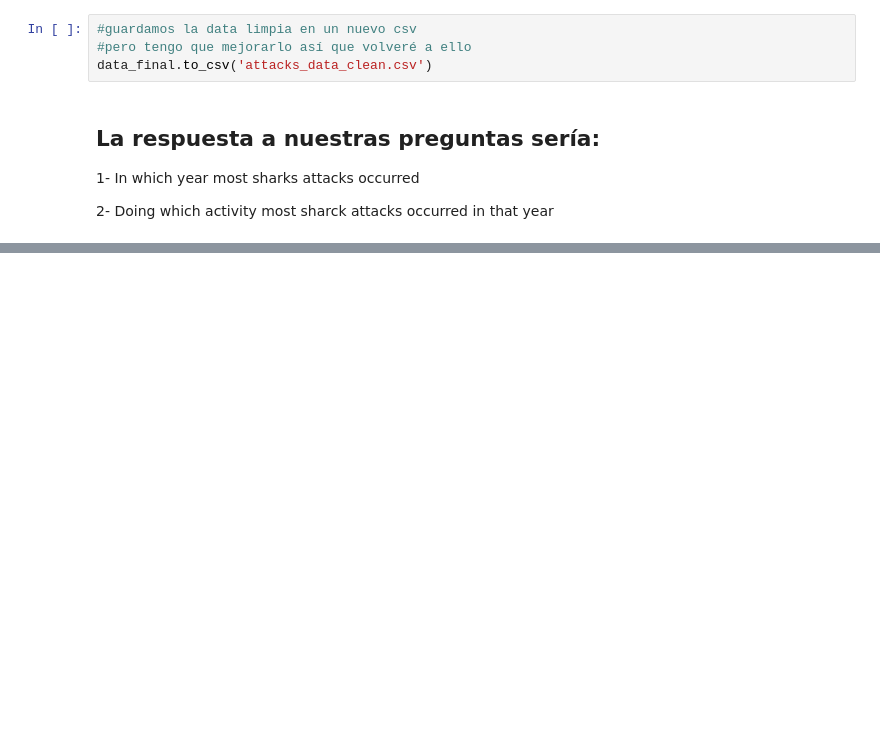
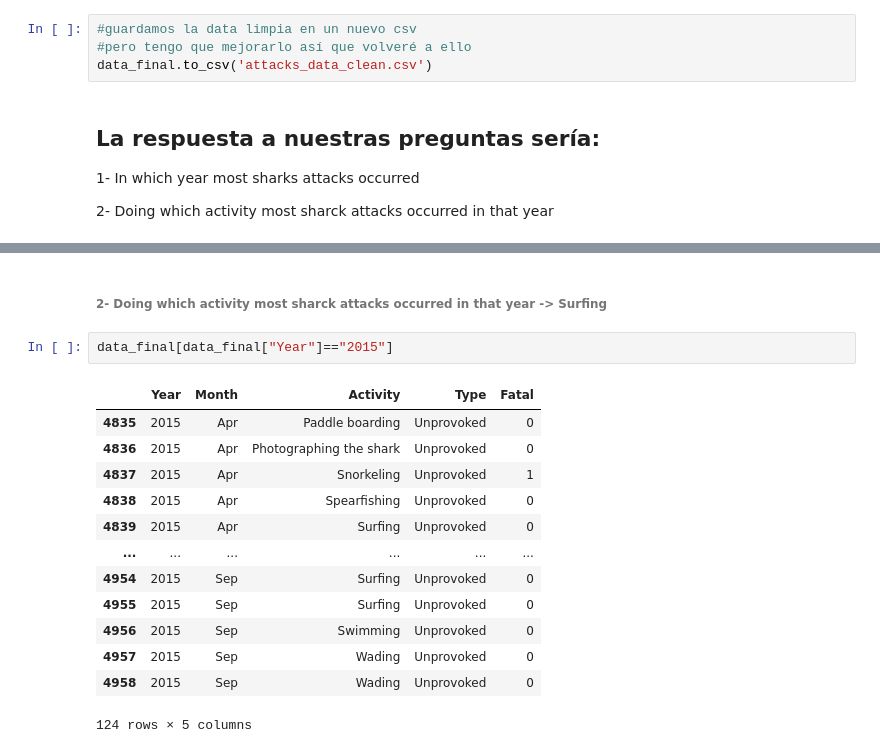
Before and after one commit to ironhack-bcn-data-june-2020/PR02-project-pandas, a Jupyter notebook: PR02-project-pandas-ANNA/data-wrangling.ipynb, the cells around one changed output, grey strips where cells are left out. Cells and saved outputs as stored; diff of their text form; blank space fills up the shorter version.

Commit message:
adding updated data-wrangling

```diff
--- a/PR02-project-pandas-ANNA/data-wrangling.ipynb
+++ b/PR02-project-pandas-ANNA/data-wrangling.ipynb
@@ -870,0 +893,18 @@ data_final[data_final.Year=="2018"].Activity.hist().
+# %% [markdown]
+######  2- Doing which activity most sharck attacks occurred in that year -> Surfing
+# %%
+data_final[data_final["Year"]=="2015"]
+# %% [output]
+|  | Year | Month | Activity | Type | Fatal |
+| 4835 | 2015 | Apr | Paddle boarding | Unprovoked | 0 |
+| 4836 | 2015 | Apr | Photographing the shark | Unprovoked | 0 |
+| 4837 | 2015 | Apr | Snorkeling | Unprovoked | 1 |
+| 4838 | 2015 | Apr | Spearfishing | Unprovoked | 0 |
+| 4839 | 2015 | Apr | Surfing | Unprovoked | 0 |
+| ... | ... | ... | ... | ... | ... |
+| 4954 | 2015 | Sep | Surfing | Unprovoked | 0 |
+| 4955 | 2015 | Sep | Surfing | Unprovoked | 0 |
+| 4956 | 2015 | Sep | Swimming | Unprovoked | 0 |
+| 4957 | 2015 | Sep | Wading | Unprovoked | 0 |
+| 4958 | 2015 | Sep | Wading | Unprovoked | 0 |
+124 rows × 5 columns
```
Also changed, not shown: parts of 8 cells of this notebook.
